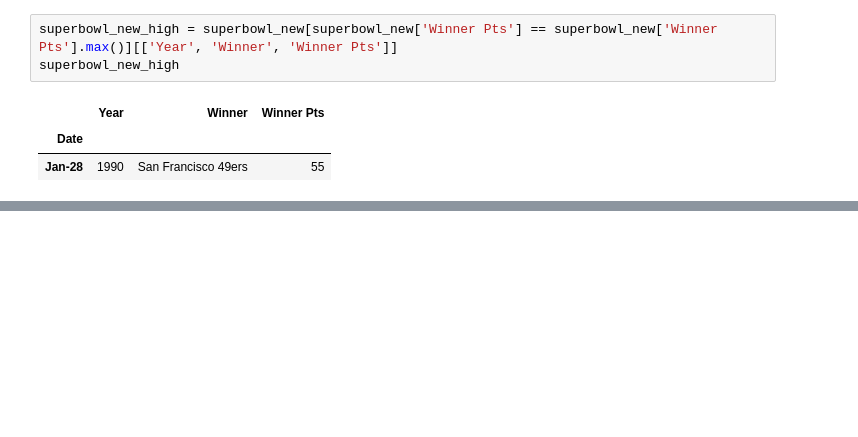
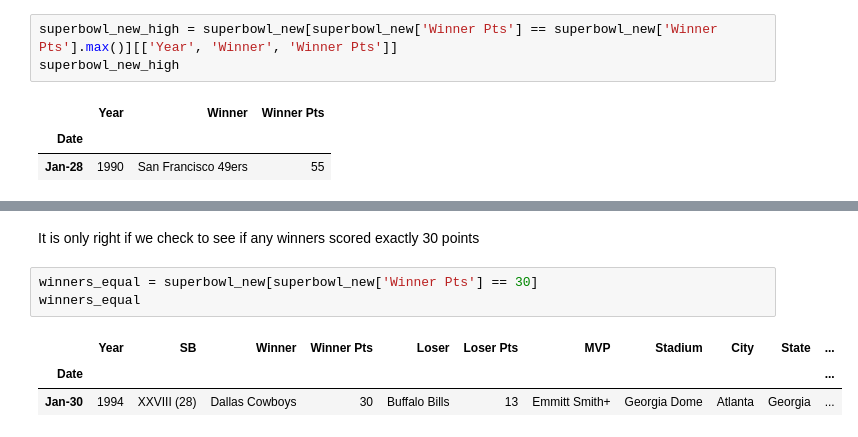
Before and after one commit to IssaFlynn/UCDPA_IssaFlynn, a Jupyter notebook: Project folder/UCDPA_IssaFlynn (2) (2).ipynb, the cells around one changed output, grey strips where cells are left out. Saved outputs shown, nothing was run; the diff lists cells and outputs as text; blank space fills up the shorter version.

```diff
--- a/Project folder/UCDPA_IssaFlynn (2) (2).ipynb
+++ b/Project folder/UCDPA_IssaFlynn (2) (2).ipynb
@@ -211,0 +269,9 @@ superbowl_new_win_low
+# %% [markdown]
+It is only right if we check to see if any winners scored exactly 30 points
+# %%
+winners_equal = superbowl_new[superbowl_new['Winner Pts'] == 30]
+winners_equal
+# %% [output]
+|  | Year | SB | Winner | Winner Pts | Loser | Loser Pts | MVP | Stadium | City | State | ... |
+| Date |  |  |  |  |  |  |  |  |  |  | ... |
+| Jan-30 | 1994 | XXVIII (28) | Dallas Cowboys | 30 | Buffalo Bills | 13 | Emmitt Smith+ | Georgia Dome | Atlanta | Georgia | ... |
```
Also changed, not shown: parts of 19 cells of this notebook.
